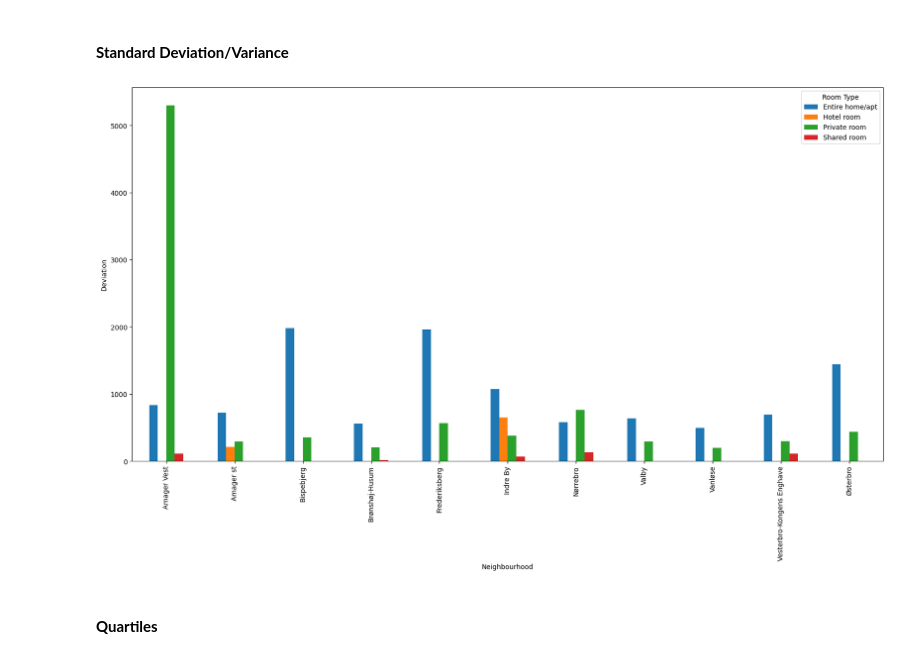
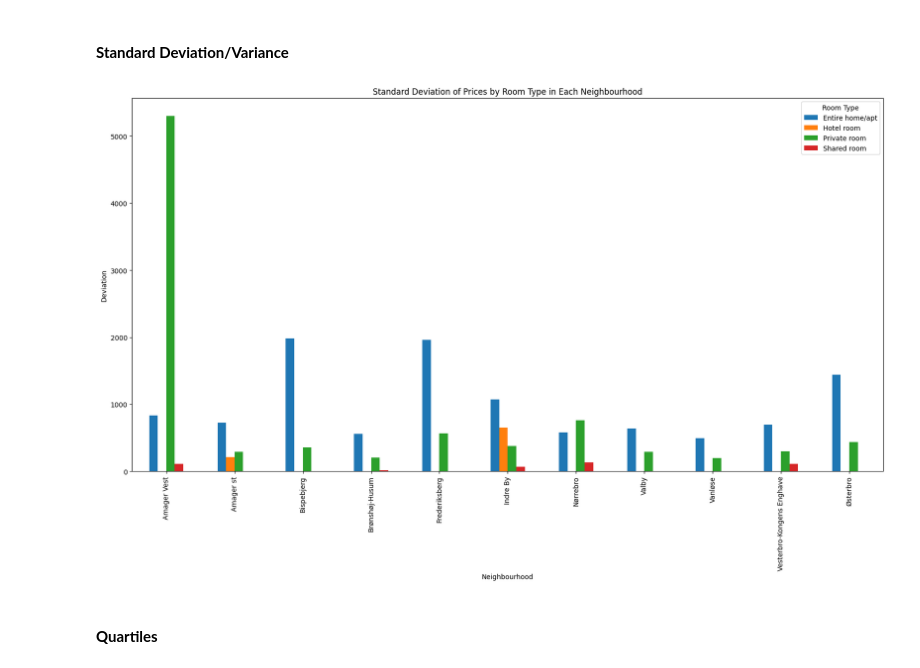
Before and after one commit to mitmarcus/VIA-MAL1, a Jupyter notebook: Ass1_CopenhagenAirBnB/1. Copenhagen AirBnB.ipynb, the cells around one changed output. Saved outputs shown, nothing was run; the diff lists cells and outputs as text; code cells hidden in the pictures.

```diff
--- a/Ass1_CopenhagenAirBnB/1. Copenhagen AirBnB.ipynb
+++ b/Ass1_CopenhagenAirBnB/1. Copenhagen AirBnB.ipynb
@@ -319,14 +343,17 @@ plt.show()
 # %% [markdown]
 #### **Standard Deviation/Variance**
 # %%
-df4.price.std().unstack().plot.bar(figsize=(20, 10))
+std_deviation = df4.price.std().unstack() # standard deviation
+# variance = df4.price.var().unstack() # variance
+std_deviation.plot.bar(figsize=(20, 10))
 
 plt.xlabel("Neighbourhood")
 plt.ylabel("Deviation")
+plt.title("Standard Deviation of Prices by Room Type in Each Neighbourhood")
 plt.legend(title="Room Type")
 
 plt.show()
 # %% [output]
-[figure, old version]
+[figure, new version]
 # %% [markdown]
 #### **Quartiles**
```
Also changed, not shown: parts of 13 cells of this notebook.
